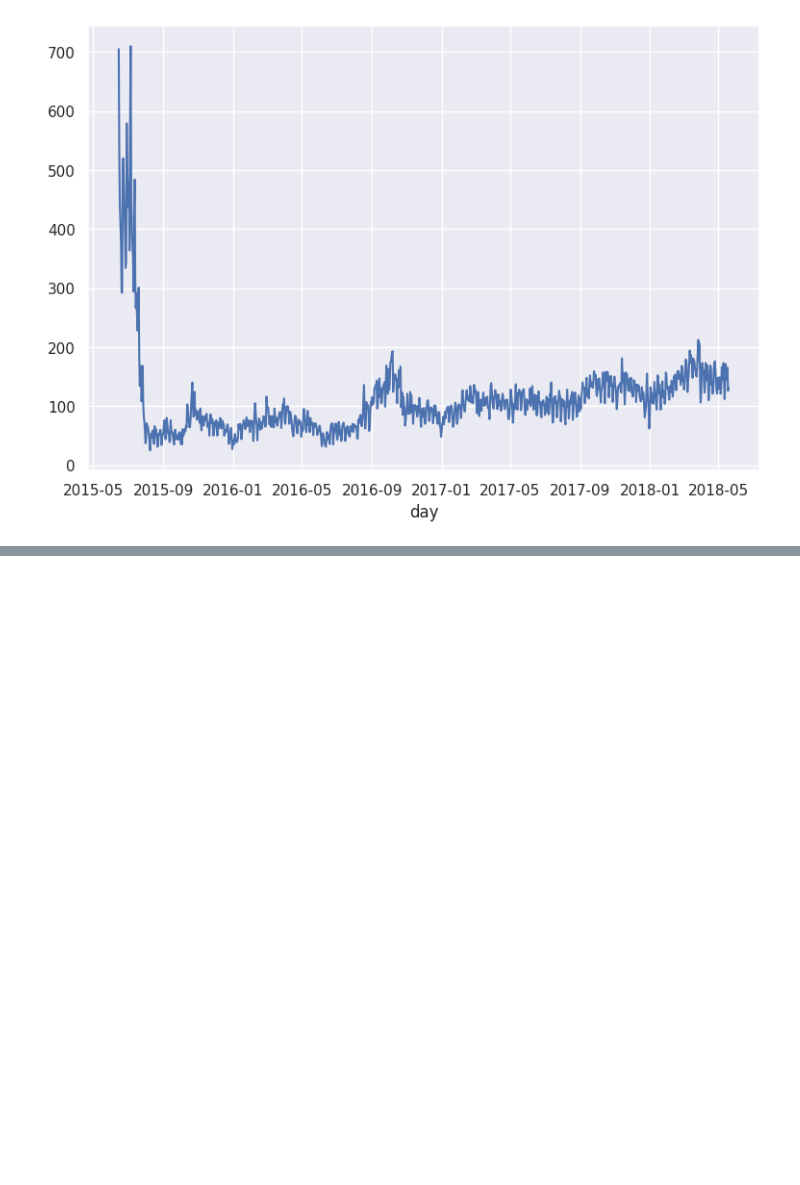
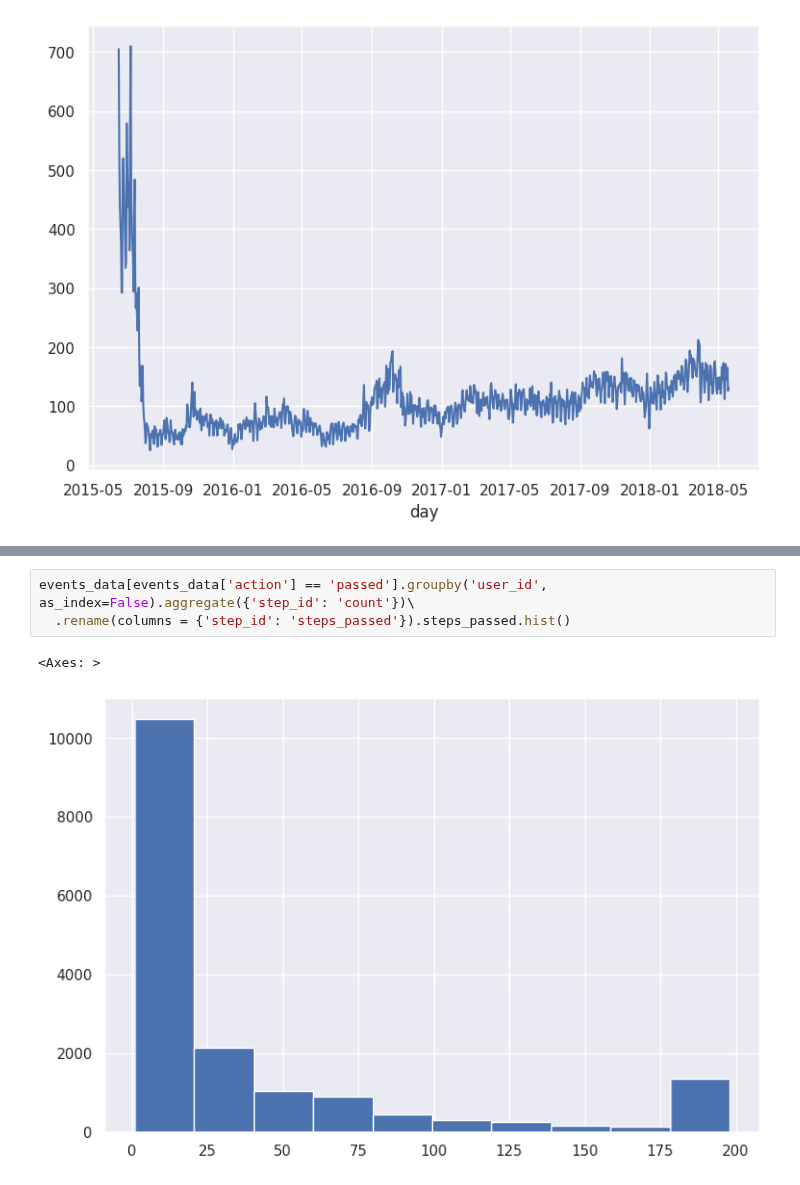
Before and after one commit to Venchislav/Data-Science, a Jupyter notebook: StepikData1.ipynb, the cells around one changed output, grey strips where cells are left out. Drawn from its saved outputs; the diff is of its cells as text; blank space fills up the shorter version.

```diff
--- a/StepikData1.ipynb
+++ b/StepikData1.ipynb
@@ -83,0 +101,6 @@ events_data.groupby('day') \
+# %%
+events_data[events_data['action'] == 'passed'].groupby('user_id', as_index=False).aggregate({'step_id': 'count'})\
+  .rename(columns = {'step_id': 'steps_passed'}).steps_passed.hist()
+# %% [output]
+<Axes: >
+[figure, added]
```
Also changed, not shown: parts of 5 cells of this notebook.
